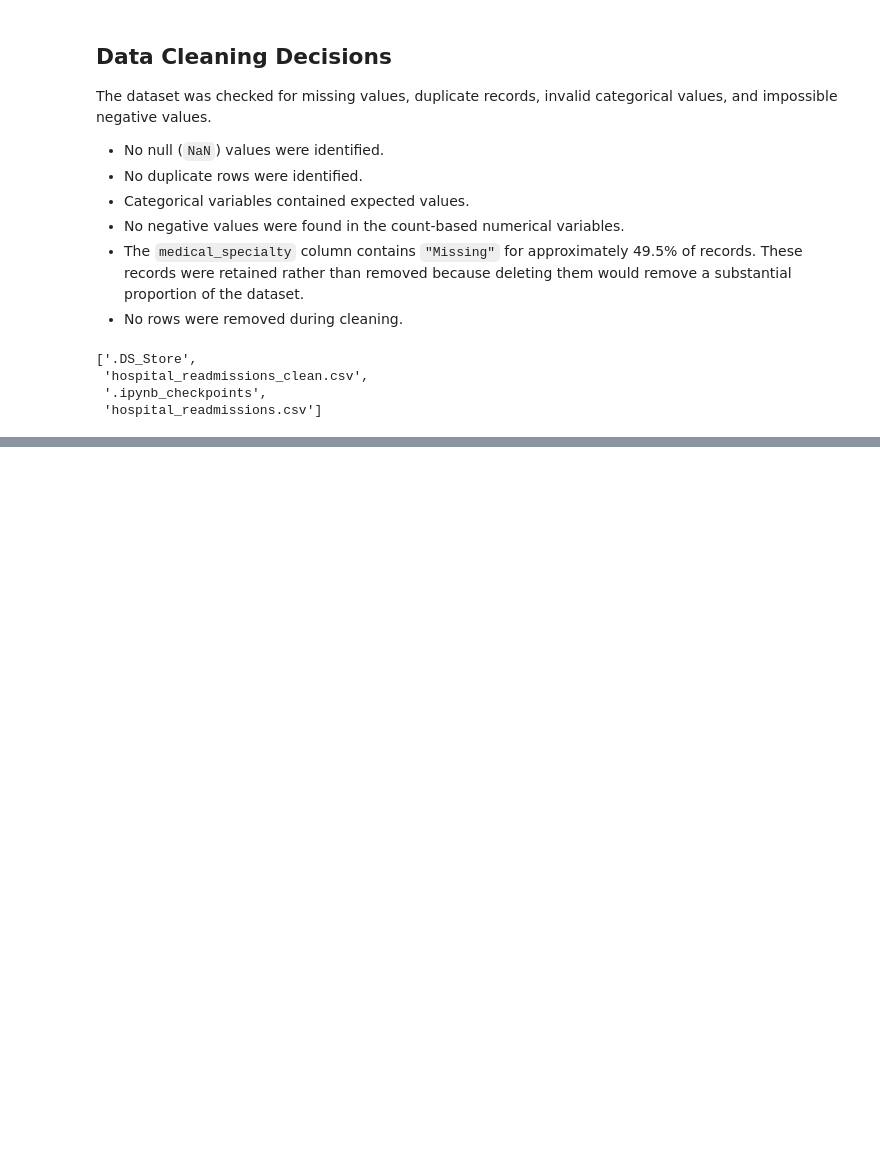
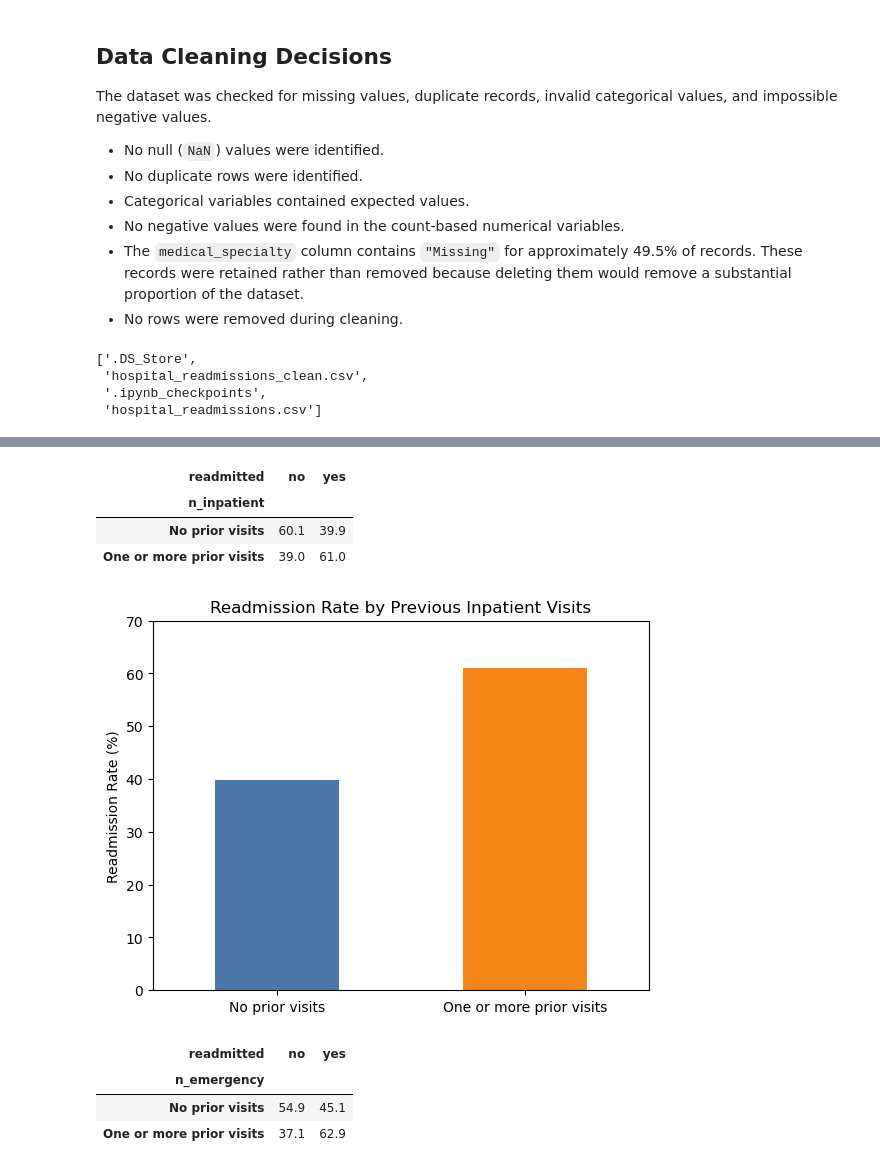
Before and after one commit to shaunagbaje/projects, a Jupyter notebook: hospital_readmission_analysis.ipynb, the cells around one changed output, grey strips where cells are left out. Drawn from its saved outputs; the diff is of its cells as text; code cells hidden in the pictures; blank space fills up the shorter version.

```diff
--- a/hospital_readmission_analysis.ipynb
+++ b/hospital_readmission_analysis.ipynb
@@ -257,0 +410,48 @@ os.listdir("data")
+# %%
+prior_inpatient_group = df_clean["n_inpatient"].apply(
+    lambda visits: "One or more prior visits" if visits > 0 else "No prior visits"
+)
+
+prior_inpatient_summary = pd.crosstab(
+    prior_inpatient_group,
+    df_clean["readmitted"],
+    normalize="index"
+) * 100
+
+prior_inpatient_summary.round(1)
+# %% [output]
+| readmitted | no | yes |
+| n_inpatient |  |  |
+| No prior visits | 60.1 | 39.9 |
+| One or more prior visits | 39.0 | 61.0 |
+# %%
+prior_inpatient_summary["yes"].plot(
+    kind="bar",
+    color=["#4C78A8", "#F58518"]
+)
+
+plt.title("Readmission Rate by Previous Inpatient Visits")
+plt.xlabel("")
+plt.ylabel("Readmission Rate (%)")
+plt.xticks(rotation=0)
+plt.ylim(0, 70)
+plt.show()
+# %% [output]
+[figure, added]
+# %%
+emergency_group = df_clean["n_emergency"].apply(
+    lambda visits: "One or more prior visits" if visits > 0 else "No prior visits"
+)
+
+emergency_summary = pd.crosstab(
+    emergency_group,
+    df_clean["readmitted"],
+    normalize="index"
+) * 100
+
+emergency_summary.round(1)
+# %% [output]
+| readmitted | no | yes |
+| n_emergency |  |  |
+| No prior visits | 54.9 | 45.1 |
+| One or more prior visits | 37.1 | 62.9 |
```
Also changed, not shown: parts of 17 cells of this notebook.
